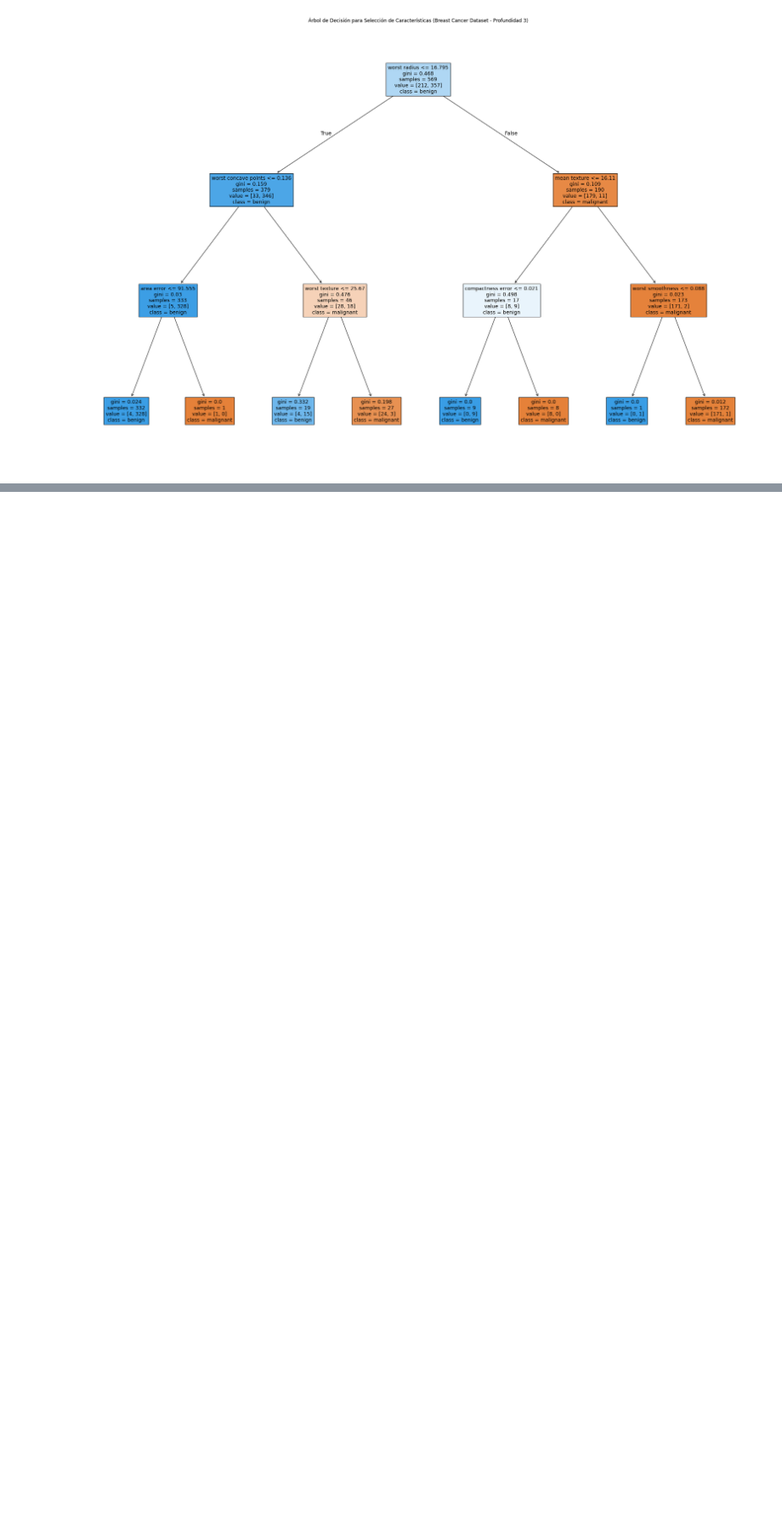
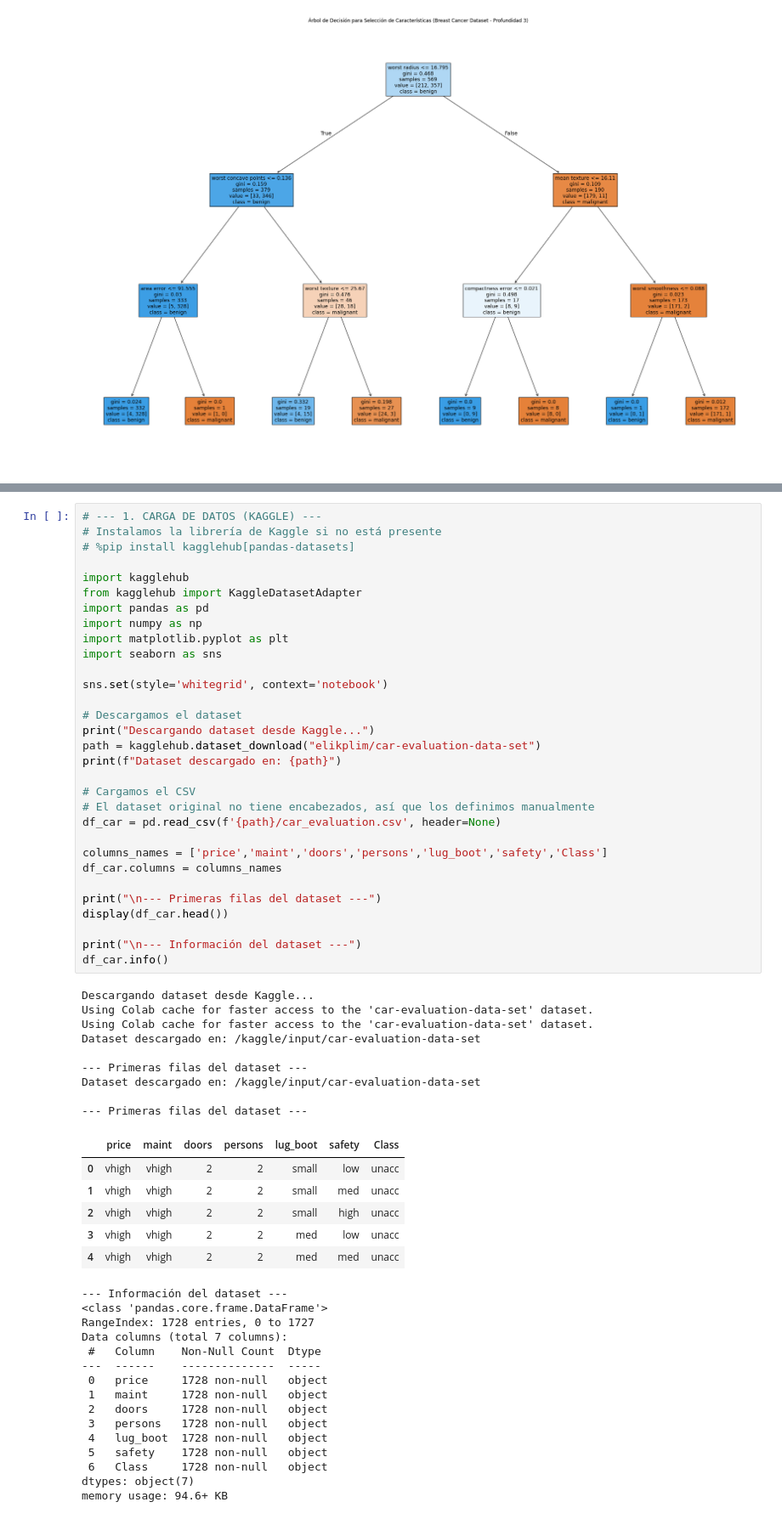
Before and after one commit to elihat2022/ML, a Jupyter notebook: Decision_Trees.ipynb, the cells around one changed output, grey strips where cells are left out. Shown at 85% size. Cells and saved outputs as stored; diff of their text form; blank space fills up the shorter version.

```diff
--- a/Decision_Trees.ipynb
+++ b/Decision_Trees.ipynb
@@ -89,0 +504,62 @@ plt.show()
+# %%
+# --- 1. CARGA DE DATOS (KAGGLE) ---
+# Instalamos la librería de Kaggle si no está presente
+# %pip install kagglehub[pandas-datasets]
+
+import kagglehub
+from kagglehub import KaggleDatasetAdapter
+import pandas as pd
+import numpy as np
+import matplotlib.pyplot as plt
+import seaborn as sns
+
+sns.set(style='whitegrid', context='notebook')
+
+# Descargamos el dataset
+print("Descargando dataset desde Kaggle...")
+path = kagglehub.dataset_download("elikplim/car-evaluation-data-set")
+print(f"Dataset descargado en: {path}")
+
+# Cargamos el CSV
+# El dataset original no tiene encabezados, así que los definimos manualmente
+df_car = pd.read_csv(f'{path}/car_evaluation.csv', header=None)
+
+columns_names = ['price','maint','doors','persons','lug_boot','safety','Class']
+df_car.columns = columns_names
+
+print("\n--- Primeras filas del dataset ---")
+display(df_car.head())
+
+print("\n--- Información del dataset ---")
+df_car.info()
+# %% [output]
+Descargando dataset desde Kaggle...
+Using Colab cache for faster access to the 'car-evaluation-data-set' dataset.
+Using Colab cache for faster access to the 'car-evaluation-data-set' dataset.
+Dataset descargado en: /kaggle/input/car-evaluation-data-set
+
+--- Primeras filas del dataset ---
+Dataset descargado en: /kaggle/input/car-evaluation-data-set
+
+--- Primeras filas del dataset ---
+|  | price | maint | doors | persons | lug_boot | safety | Class |
+| 0 | vhigh | vhigh | 2 | 2 | small | low | unacc |
+| 1 | vhigh | vhigh | 2 | 2 | small | med | unacc |
+| 2 | vhigh | vhigh | 2 | 2 | small | high | unacc |
+| 3 | vhigh | vhigh | 2 | 2 | med | low | unacc |
+| 4 | vhigh | vhigh | 2 | 2 | med | med | unacc |
+--- Información del dataset ---
+<class 'pandas.core.frame.DataFrame'>
+RangeIndex: 1728 entries, 0 to 1727
+Data columns (total 7 columns):
+ #   Column    Non-Null Count  Dtype
+---  ------    --------------  -----
+ 0   price     1728 non-null   object
+ 1   maint     1728 non-null   object
+ 2   doors     1728 non-null   object
+ 3   persons   1728 non-null   object
+ 4   lug_boot  1728 non-null   object
+ 5   safety    1728 non-null   object
+ 6   Class     1728 non-null   object
+dtypes: object(7)
+memory usage: 94.6+ KB
```
Also changed, not shown: parts of 16 cells of this notebook, 1 other file.
